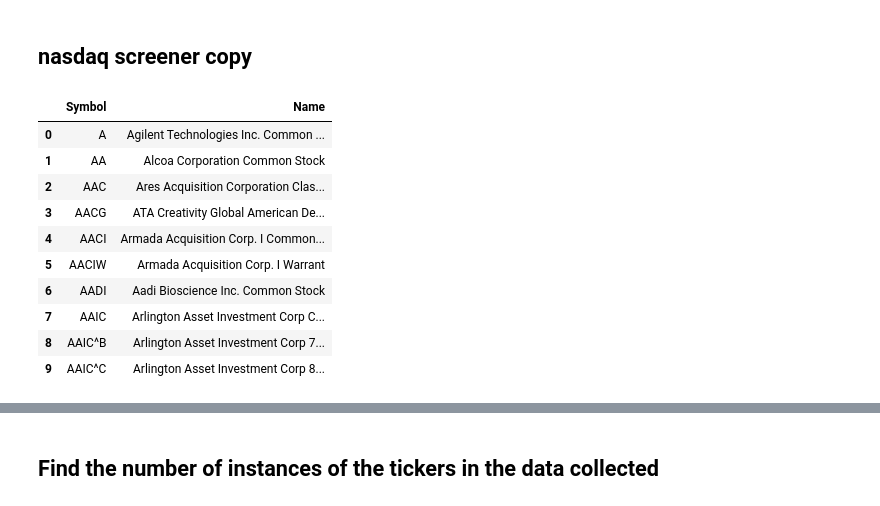
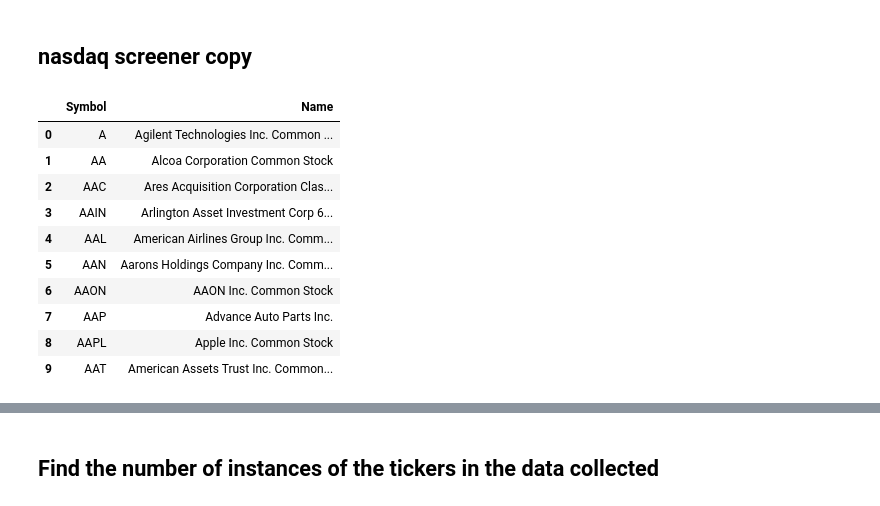
Before and after one commit to Christopher-jason/cjs-dissertation, a Jupyter notebook: Stocks/stocks_screener.ipynb, the cells around one changed output, grey strips where cells are left out. Saved outputs shown, nothing was run; the diff lists cells and outputs as text; code cells hidden in the pictures.

```diff
--- a/Stocks/stocks_screener.ipynb
+++ b/Stocks/stocks_screener.ipynb
@@ -18,18 +18,18 @@ import pandas as pd
 ## nasdaq screener copy
 # %%
 #read nasdaq csv file in the same directory
-nasdaq = pd.read_csv('nasdaq_screener.csv')
+nasdaq = pd.read_csv('nasdaq_screener_new.csv')
 #print first 2 columns and 10 rows
 nasdaq.iloc[:10, :2]
 # %% [output]
 |  | Symbol | Name |
 | 0 | A | Agilent Technologies Inc. Common ... |
 | 1 | AA | Alcoa Corporation Common Stock |
 | 2 | AAC | Ares Acquisition Corporation Clas... |
-| 3 | AACG | ATA Creativity Global American De... |
-| 4 | AACI | Armada Acquisition Corp. I Common... |
-| 5 | AACIW | Armada Acquisition Corp. I Warrant |
-| 6 | AADI | Aadi Bioscience Inc. Common Stock |
-| 7 | AAIC | Arlington Asset Investment Corp C... |
-| 8 | AAIC^B | Arlington Asset Investment Corp 7... |
-| 9 | AAIC^C | Arlington Asset Investment Corp 8... |
+| 3 | AAIN | Arlington Asset Investment Corp 6... |
+| 4 | AAL | American Airlines Group Inc. Comm... |
+| 5 | AAN | Aarons Holdings Company Inc. Comm... |
+| 6 | AAON | AAON Inc. Common Stock |
+| 7 | AAP | Advance Auto Parts Inc. |
+| 8 | AAPL | Apple Inc. Common Stock |
+| 9 | AAT | American Assets Trust Inc. Common... |
```
Also changed, not shown: parts of 26 cells of this notebook, 9 other files.
